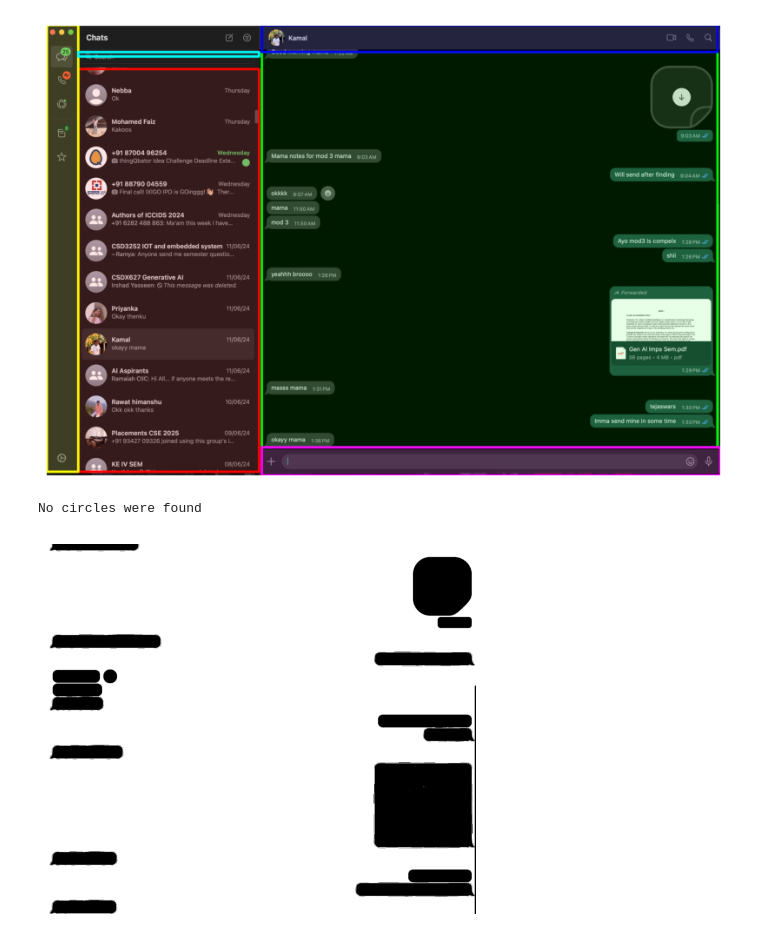
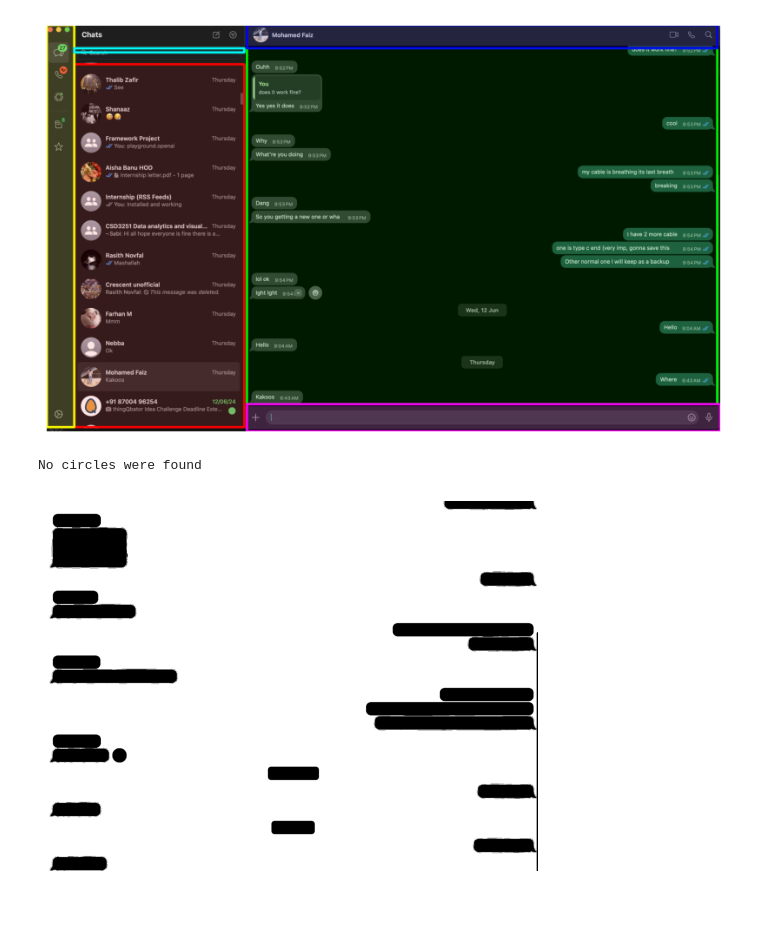
Before and after one commit to Mafaz03/Whatsapp-Image-Models, a Jupyter notebook: ColorSegmentation.ipynb, the cells around one changed output. Saved outputs shown, nothing was run; the diff lists cells and outputs as text; code cells hidden in the pictures; blank space fills up the shorter version.

```diff
--- a/ColorSegmentation.ipynb
+++ b/ColorSegmentation.ipynb
@@ -8,14 +10,14 @@ from ColorSegment import *
 # %%
-img_path = "Screenshot 2024-06-18 at 10.56.48 PM.png"
+img_path = "Screenshot 2024-06-19 at 3.34.20 PM.png"
 whatsapp_image = cv.imread(img_path)
 bboxes = WhatsappSegment(whatsapp_image, alpha=0.1, show=True)
 # %% [output]
-[figure, old version]
+[figure, new version]
 # %%
-chat_mask_circle_removed = remove_circle(img_path, ismask=False, bbox=bboxes['chat_bbox'], show=True)
+chat_mask_circle_removed,_ = remove_circle(img_path, ismask=False, bbox=bboxes['chat_bbox'], show=True, maxRadius=300)
 # %% [output]
 No circles were found
-[figure, old version]
+[figure, new version]
 # %%
 message_bbox = chat_message_bbox(chat_mask_circle_removed, show=True, blur=20)
 message_bbox = sorted(message_bbox, key=lambda x: x[1])
```
Also changed, not shown: parts of 12 cells of this notebook, 2 other files.
